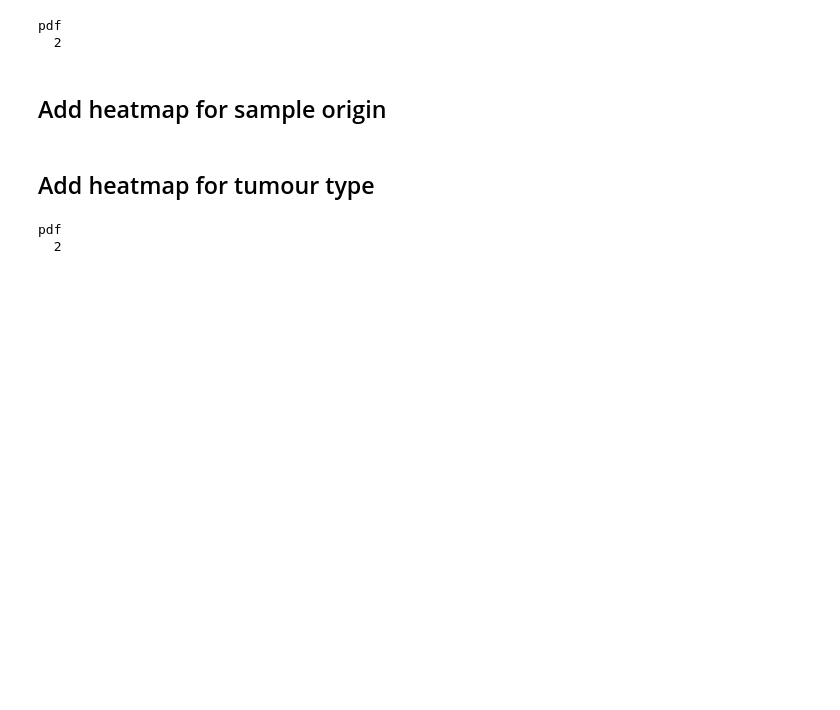
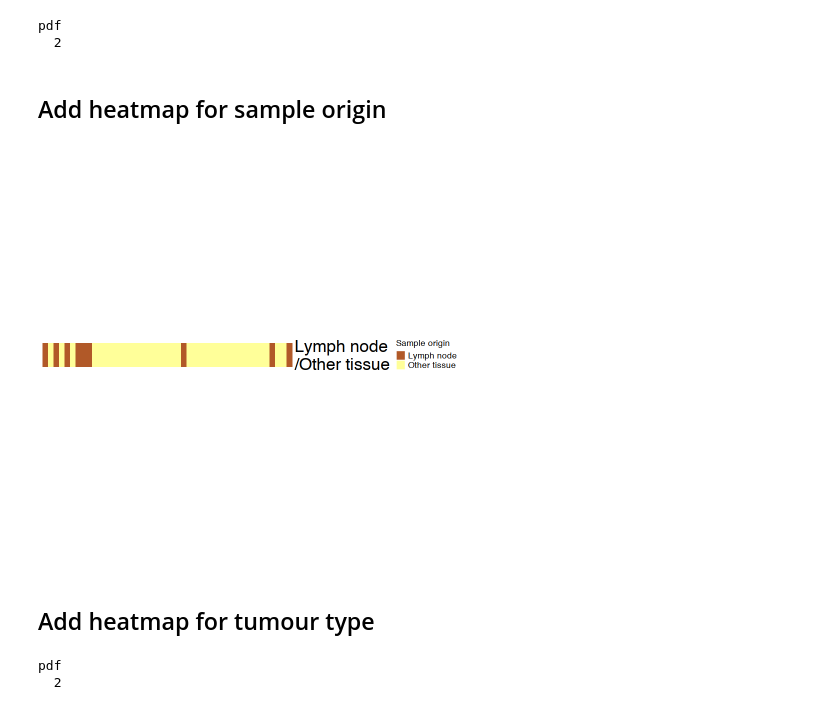
Before and after one commit to pughlab/iMATRIX-Atezo_Biomarker, a Jupyter notebook: notebooks/14_Diversity_TCRseq.ipynb, the cells around one changed output. Saved outputs shown, nothing was run; the diff lists cells and outputs as text; code cells hidden in the pictures; blank space fills up the shorter version.

```diff
--- a/notebooks/14_Diversity_TCRseq.ipynb
+++ b/notebooks/14_Diversity_TCRseq.ipynb
@@ -540,6 +512,10 @@ myorigin <- t(as.matrix(myorigin))
 rownames(myorigin) <- "Lymph node\n/Other tissue"
 
 origin_hm <- origin_hm.fx(myorigin)
+# %%
+origin_hm
+# %% [output]
+[figure, added]
 # %% [markdown]
 ## Add heatmap for tumour type
 # %%
```
Also changed, not shown: parts of 22 cells of this notebook, 10 other files.
